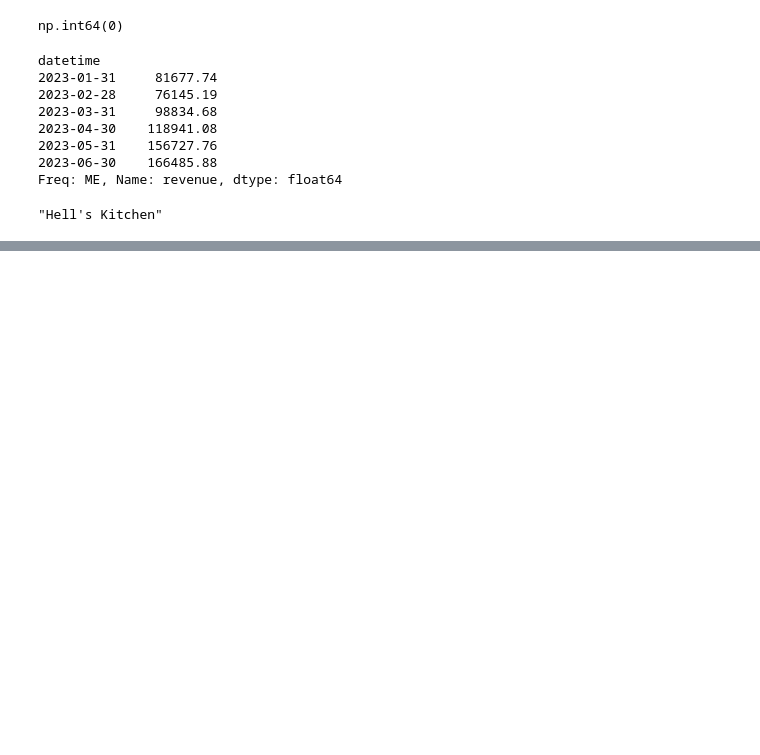
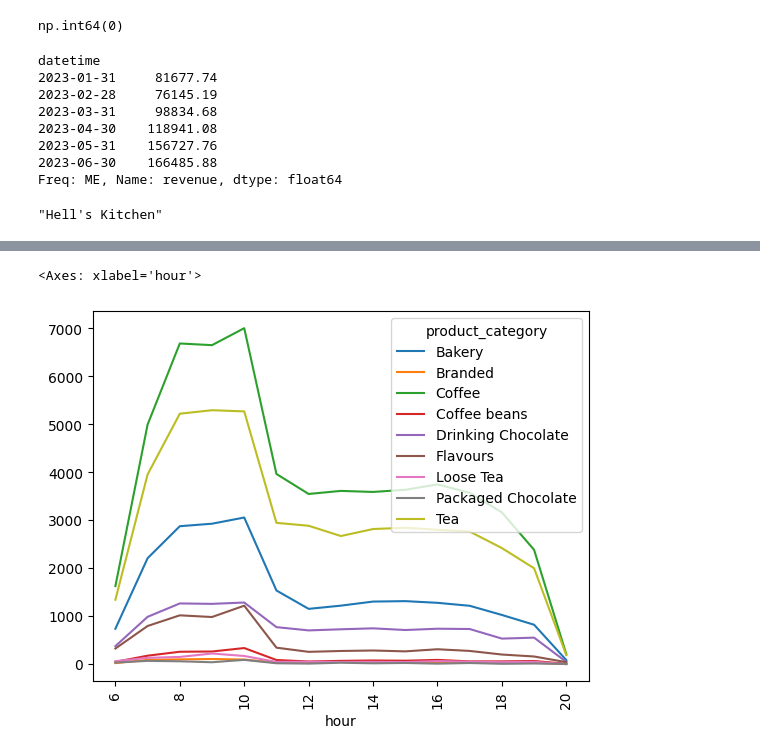
Before and after one commit to hamidurrahman-0824/my_snippet, a Jupyter notebook: PANDAS/n_analysis_2.ipynb, the cells around one changed output, grey strips where cells are left out. Saved outputs shown, nothing was run; the diff lists cells and outputs as text; code cells hidden in the pictures; blank space fills up the shorter version.

```diff
--- a/PANDAS/n_analysis_2.ipynb
+++ b/PANDAS/n_analysis_2.ipynb
@@ -59,0 +129,7 @@ Name: count, dtype: int64
+# %%
+#morning hour analysis
+g = df.groupby('hour')['product_category'].value_counts().unstack()
+g.plot(rot=90)
+# %% [output]
+<Axes: xlabel='hour'>
+[figure, added]
```
Also changed, not shown: parts of 8 cells of this notebook, 4 other files.
